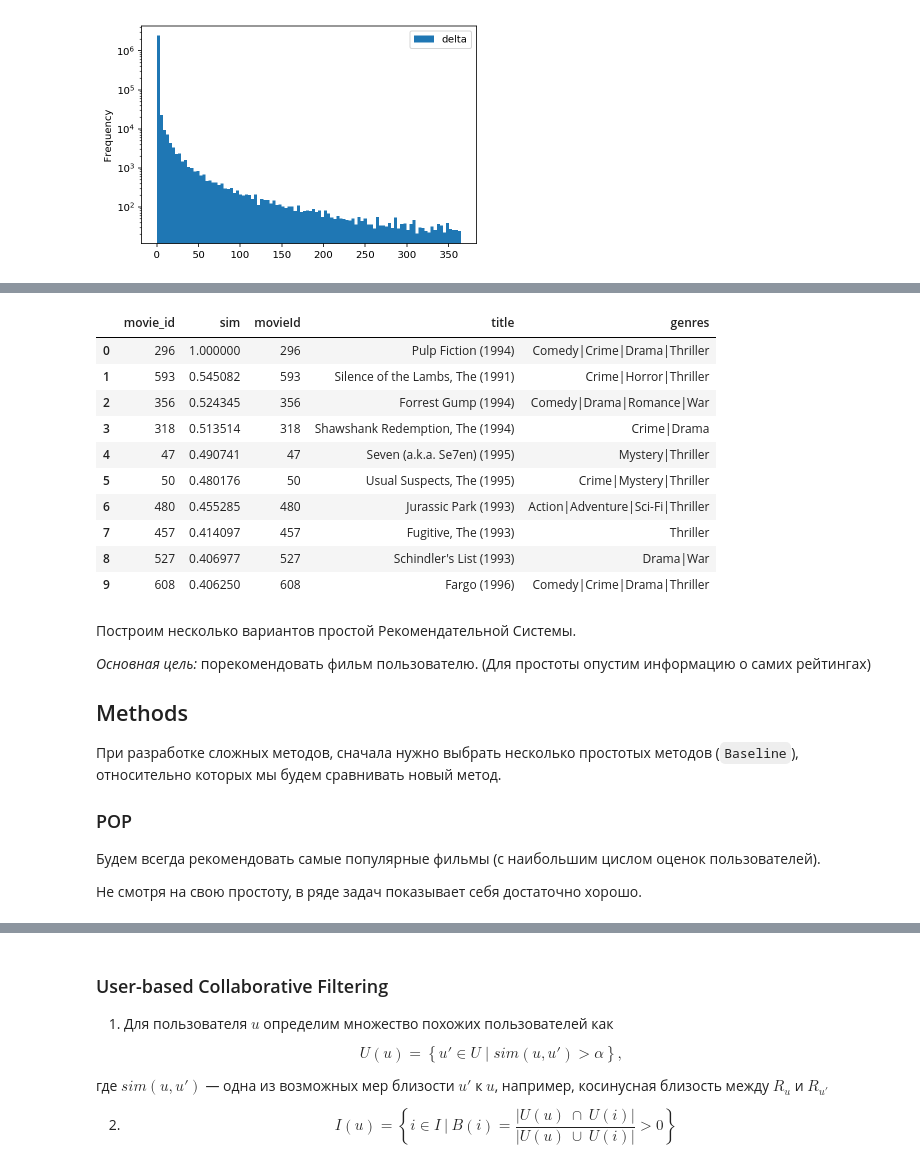
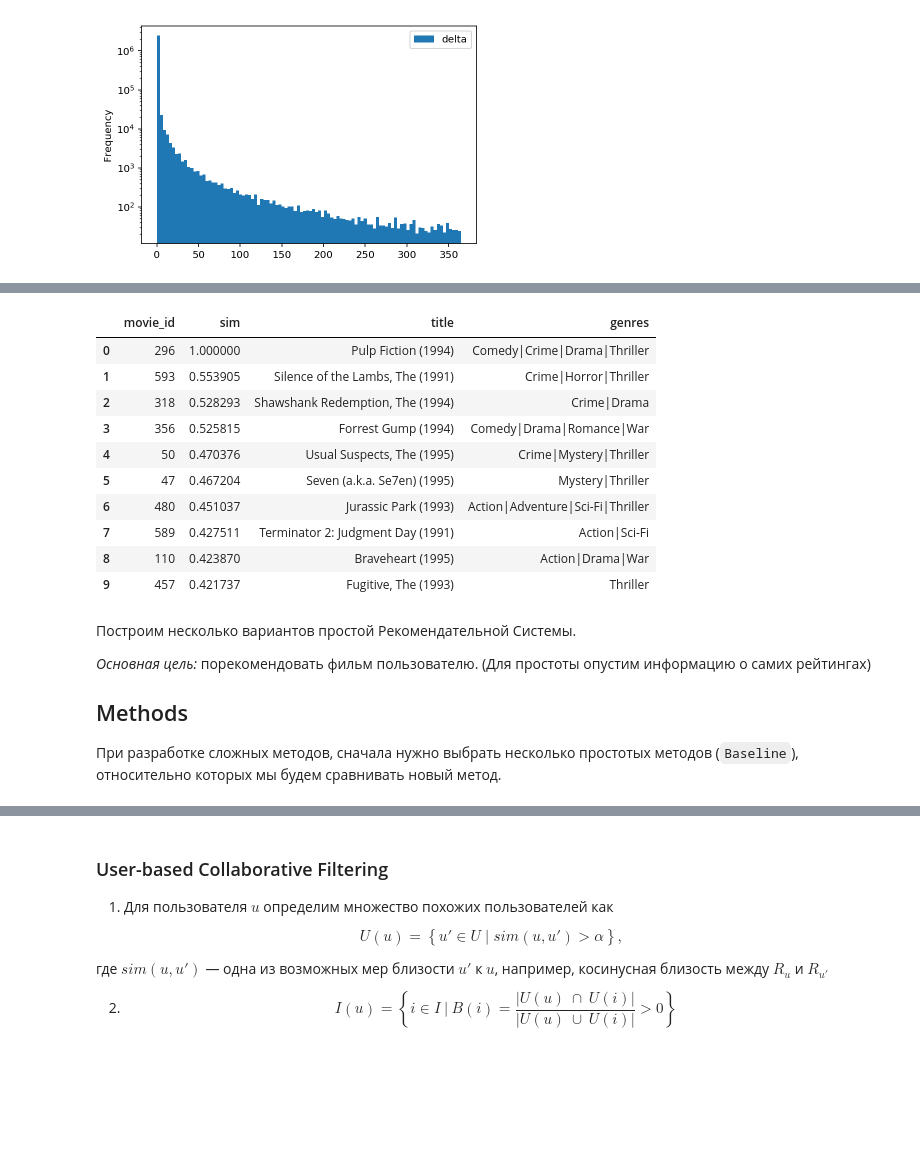
Before and after one commit to maxkvant/MLBD, a Jupyter notebook: spark_sql/notebooks/spark_sql_examples.ipynb, the cells around one changed output, grey strips where cells are left out. Drawn from its saved outputs; the diff is of its cells as text; code cells hidden in the pictures; blank space fills up the shorter version.

```diff
--- a/spark_sql/notebooks/spark_sql_examples.ipynb
+++ b/spark_sql/notebooks/spark_sql_examples.ipynb
@@ -371,0 +376,9 @@ ratings_df \
+# %%
+movies_df = sqlContext.read.format("com.databricks.spark.csv") \
+    .option("delimiter", ",") \
+    .option("header", "true") \
+    .option("inferSchema", "true") \
+    .load('file:///' + MOVIES_PATH)
+
+movies_df = movies_df.withColumnRenamed('movieId', 'movie_id')
+movies_df.limit(5).toPandas()
@@ -398,3 +408,0 @@ ratings_df_short.count()
-# %%
-movie_id=296
-n=10
@@ -407,12 +423,10 @@ def find_n_most_similar(ratings_df, movie_id, n):
 
     target_users = ratings_df \
       .filter(ratings_df['movie_id'] == movie_id) \
-      .select('user_id') \
-      .alias('target_users')
+      .select('user_id')
     target_users.persist()
 
     target_user_count = target_users.count()
-    print(str(target_user_count) + " users ranked the movie")
 
     intersections = ratings_df \
       .join(target_users, ratings_df['user_id'] == target_users['user_id'])   \
@@ -453,21 +466,21 @@ Wall time: 1min 14s
 | 9 | 457 | 0.421737 |
 # %%
 sim \
-  .join(movies_df, sim['movie_id'] == movies_df['movieId']) \
+  .join(movies_df, 'movie_id') \
   .sort('sim', ascending=False) \
   .toPandas()
 # %% [output]
-|  | movie_id | sim | movieId | title | genres |
-| 0 | 296 | 1.000000 | 296 | Pulp Fiction (1994) | Comedy|Crime|Drama|Thriller |
-| 1 | 593 | 0.545082 | 593 | Silence of the Lambs, The (1991) | Crime|Horror|Thriller |
-| 2 | 356 | 0.524345 | 356 | Forrest Gump (1994) | Comedy|Drama|Romance|War |
-| 3 | 318 | 0.513514 | 318 | Shawshank Redemption, The (1994) | Crime|Drama |
-| 4 | 47 | 0.490741 | 47 | Seven (a.k.a. Se7en) (1995) | Mystery|Thriller |
-| 5 | 50 | 0.480176 | 50 | Usual Suspects, The (1995) | Crime|Mystery|Thriller |
-| 6 | 480 | 0.455285 | 480 | Jurassic Park (1993) | Action|Adventure|Sci-Fi|Thriller |
-| 7 | 457 | 0.414097 | 457 | Fugitive, The (1993) | Thriller |
-| 8 | 527 | 0.406977 | 527 | Schindler's List (1993) | Drama|War |
-| 9 | 608 | 0.406250 | 608 | Fargo (1996) | Comedy|Crime|Drama|Thriller |
+|  | movie_id | sim | title | genres |
+| 0 | 296 | 1.000000 | Pulp Fiction (1994) | Comedy|Crime|Drama|Thriller |
+| 1 | 593 | 0.553905 | Silence of the Lambs, The (1991) | Crime|Horror|Thriller |
+| 2 | 318 | 0.528293 | Shawshank Redemption, The (1994) | Crime|Drama |
+| 3 | 356 | 0.525815 | Forrest Gump (1994) | Comedy|Drama|Romance|War |
+| 4 | 50 | 0.470376 | Usual Suspects, The (1995) | Crime|Mystery|Thriller |
+| 5 | 47 | 0.467204 | Seven (a.k.a. Se7en) (1995) | Mystery|Thriller |
+| 6 | 480 | 0.451037 | Jurassic Park (1993) | Action|Adventure|Sci-Fi|Thriller |
+| 7 | 589 | 0.427511 | Terminator 2: Judgment Day (1991) | Action|Sci-Fi |
+| 8 | 110 | 0.423870 | Braveheart (1995) | Action|Drama|War |
+| 9 | 457 | 0.421737 | Fugitive, The (1993) | Thriller |
 # %% [markdown]
 Построим несколько вариантов простой Рекомендательной Системы.
 
@@ -476,9 +489,3 @@ sim \
 ## Methods
 
 При разработке сложных методов, сначала нужно выбрать несколько простотых методов (`Baseline`), относительно которых мы будем сравнивать новый метод.
-
-### POP
-
-Будем всегда рекомендовать самые популярные фильмы (с наибольшим цислом оценок пользователей).
-
-Не смотря на свою простоту, в ряде задач показывает себя достаточно хорошо.
```
Also changed, not shown: parts of 13 cells of this notebook.
